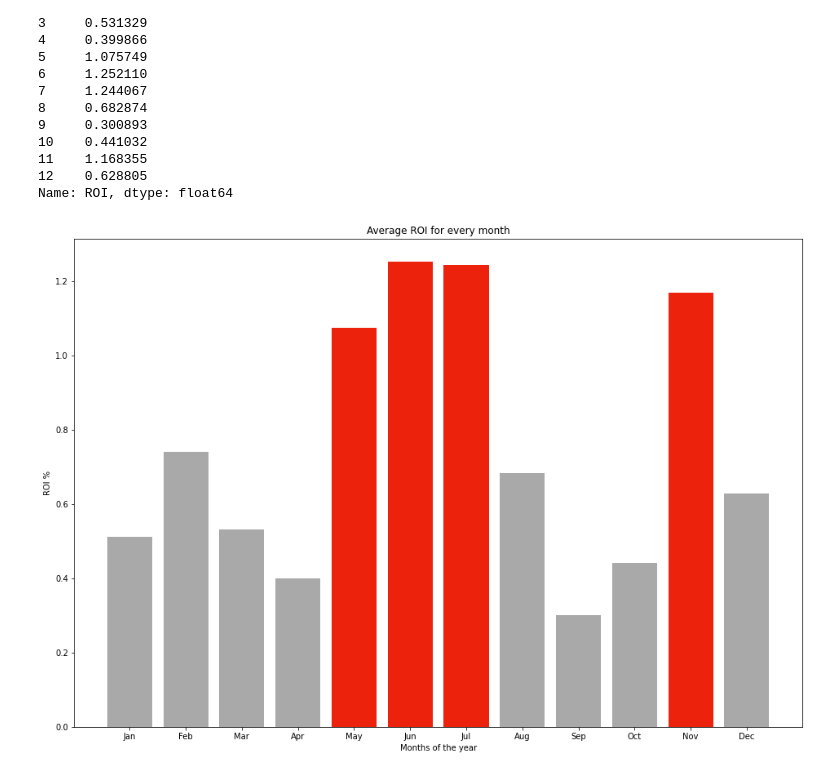
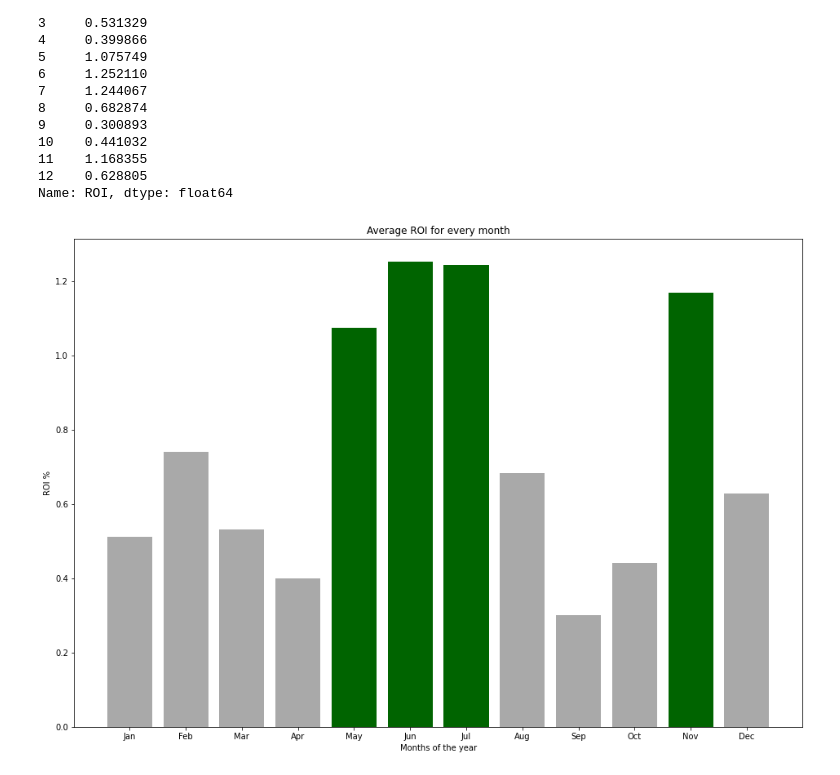
Before and after one commit to DrewFHolcombe/movie_studio_analysis, a Jupyter notebook: Scratch_Code/Raul_scratch_code.ipynb, the cells around one changed output. Drawn from its saved outputs; the diff is of its cells as text; code cells hidden in the pictures.

Commit message:
finished data cleaning and final graph

```diff
--- a/Scratch_Code/Raul_scratch_code.ipynb
+++ b/Scratch_Code/Raul_scratch_code.ipynb
@@ -294,28 +294,24 @@ Name: ROI, dtype: float64
 # %%
 fig, ax = plt.subplots(figsize=(16, 11))
 height = [0.512054, 0.740280, 0.531329, 0.399866, 1.075749, 1.252110, 1.244067, 0.682874, 0.300893, 0.441032, 1.168355, 0.628805]
 
 bars = ('Jan', 'Feb', 'Mar', 'Apr', 'May', 'Jun', 'Jul', 'Aug', 'Sep', 'Oct', 'Nov', 'Dec')
 y_pos = np.arange(len(bars))
 
 # Create bars
-plt.bar(y_pos, height, color=('darkgrey', 'darkgrey', 'darkgrey', 'darkgrey', '#ed220c', '#ed220c',
-                              '#ed220c', 'darkgrey', 'darkgrey', 'darkgrey', '#ed220c', 'darkgrey'))
+plt.bar(y_pos, height, color=('darkgrey', 'darkgrey', 'darkgrey', 'darkgrey', 'darkgreen', 'darkgreen',
+                              'darkgreen', 'darkgrey', 'darkgrey', 'darkgrey', 'darkgreen', 'darkgrey'))
 
 
 # Create names on the x-axis
 plt.xticks(y_pos, bars)
 
 # Label x, y and title
 ax.set_title('Average ROI for every month')
 ax.set_ylabel('ROI %')
 ax.set_xlabel('Months of the year')
 
-# color of the bars
-ax_colors = ['darkgrey', 'darkgrey', 'darkgrey', 'darkgrey', 'darkgrey', 'darkgrey',
-              'darkgrey', 'darkgrey', 'darkgrey', 'darkgrey', 'darkgrey', 'darkgrey']
-
 # Show graphic
 plt.show()
 # %% [output]
-[figure, old version]
+[figure, new version]
```
Also changed, not shown: parts of 22 cells of this notebook.
